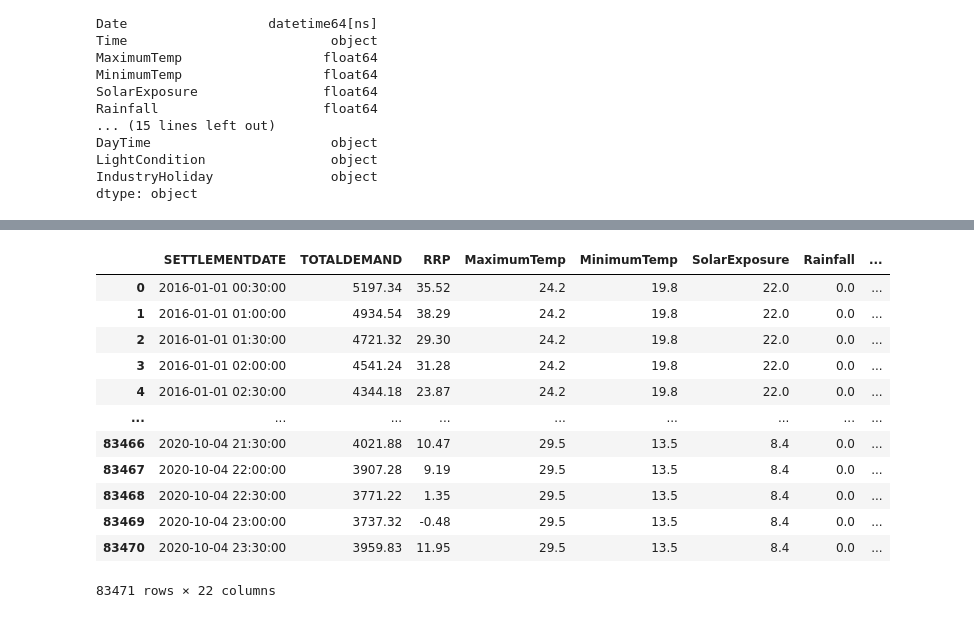
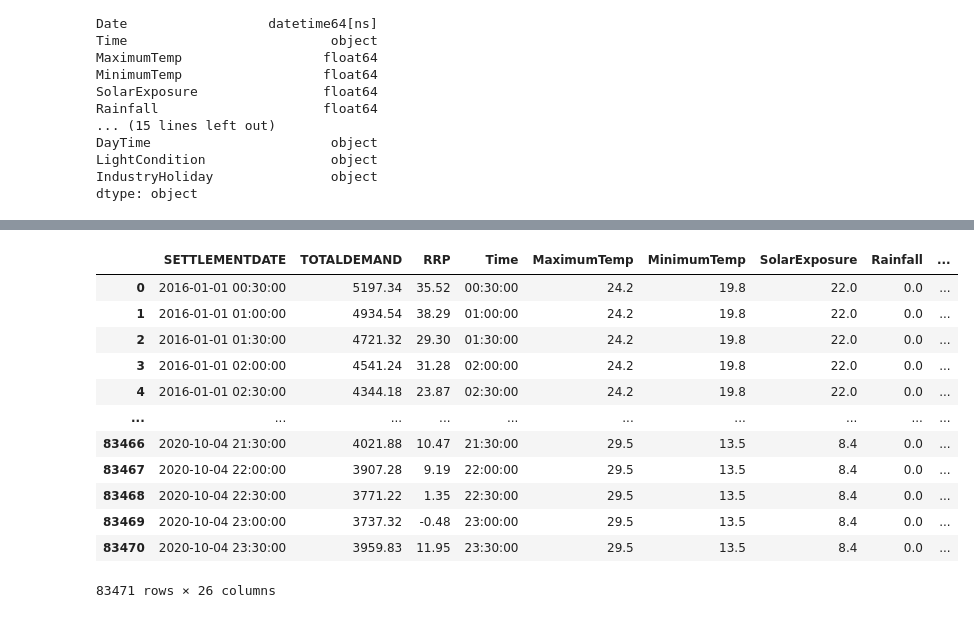
Before and after one commit to abhilash-kale/Melbourne-Datathon-2020, a Jupyter notebook: MelbourneDatathon.ipynb, the cells around one changed output, grey strips where cells are left out. Drawn from its saved outputs; the diff is of its cells as text; code cells hidden in the pictures.

```diff
--- a/MelbourneDatathon.ipynb
+++ b/MelbourneDatathon.ipynb
@@ -15,7 +20,7 @@ import dask.dataframe as dd
 # %%
-df_demand = pd.read_csv('data/Electricity/PriceAndDemand/price_demand.csv')
+df_demand = pd.read_csv('data/demand.csv')
 
-df_mrim = pd.read_csv('data/Electricity/MRIMMeter/mrim.csv')
+df_mrim = pd.read_csv('data/mrim_new.csv')
 # %%
 df_demand['SETTLEMENTDATE'] = pd.to_datetime(df_demand['SETTLEMENTDATE'])
 df_mrim['SETTLEMENTDATE'] = pd.to_datetime(df_mrim['SETTLEMENTDATE'])
@@ -80,7 +85,7 @@ merged
 | 346415 | 2020-10-07 00:00:00 | 4733.63 | 48.12 | NaN | NaN | NaN | 2020-10-07 | 00:00:00 |
 346416 rows × 8 columns
 # %%
-df_temp = pd.read_csv('data/Temperature/climate_data.csv')
+df_temp = pd.read_csv('data/Temperature/ClimateData.csv')
 date = pd.to_datetime(df_temp[["Year", "Month", "Day"]])
 # %%
 df_temp['Date'] = date
@@ -160,14 +165,14 @@ income
 merged = pd.merge(merged_temp, df_more_features, how='left', on=['Year'])
 merged = pd.merge(merged, income, how='left', on=['Year', 'Month'])
 # %%
-df_public_holiday = pd.read_csv('data/public_holiday.csv')
+df_public_holiday = pd.read_csv('data/publicholiday.csv')
 merged = pd.merge(merged, df_public_holiday, how='left', on=['Year', 'Month', 'Day'])
 
 merged['PublicHoliday'] = merged['PublicHoliday'].fillna('No')
 # %%
 merged['DayOfWeek'] = merged['Date'].dt.day_name()
 merged['WeekNumber'] = merged['Date'].dt.isocalendar().week
-merged['WeekNumber'] = merged['WeekNumber'].astype(np.int64)
+merged['WeekNumber'] = merged['WeekNumber'].astype(str)
 
 
 def weektime(row):
@@ -415,24 +420,29 @@ sns.heatmap(merged.corr(), annot = True)
 # %%
 # merged.to_csv('final.csv', index=False)
 # %%
-df = merged.drop(['ServiceProvider', 'DAILYT', 'MRIMReading', 'ProfileArea', 'Day', 'Month', 'Year', 'Date', 'Time'], axis = 1)
+df = merged.drop(['ServiceProvider', 'DAILYT', 'MRIMReading', 'ProfileArea', 'Date'], axis = 1)
+df['Day'] = df['Day'].astype(str)
+df['Year'] = df['Year'].astype(str)
+df['Month'] = df['Month'].astype(str)
+df['Time'] = df['Time'].astype(str)
 df = df.drop_duplicates().reset_index(drop=True)
 df = df[~(df['SETTLEMENTDATE'] > '2020-10-05')][:-1]
 df['ts'] = df.SETTLEMENTDATE.values.astype(np.int64) // 10 ** 9
 # df = df.drop(['SETTLEMENTDATE'], axis = 1)
 test = df.values
+
 df
 # %% [output]
-|  | SETTLEMENTDATE | TOTALDEMAND | RRP | MaximumTemp | MinimumTemp | SolarExposure | Rainfall | ... |
-| 0 | 2016-01-01 00:30:00 | 5197.34 | 35.52 | 24.2 | 19.8 | 22.0 | 0.0 | ... |
-| 1 | 2016-01-01 01:00:00 | 4934.54 | 38.29 | 24.2 | 19.8 | 22.0 | 0.0 | ... |
-| 2 | 2016-01-01 01:30:00 | 4721.32 | 29.30 | 24.2 | 19.8 | 22.0 | 0.0 | ... |
-| 3 | 2016-01-01 02:00:00 | 4541.24 | 31.28 | 24.2 | 19.8 | 22.0 | 0.0 | ... |
-| 4 | 2016-01-01 02:30:00 | 4344.18 | 23.87 | 24.2 | 19.8 | 22.0 | 0.0 | ... |
-| ... | ... | ... | ... | ... | ... | ... | ... | ... |
-| 83466 | 2020-10-04 21:30:00 | 4021.88 | 10.47 | 29.5 | 13.5 | 8.4 | 0.0 | ... |
-| 83467 | 2020-10-04 22:00:00 | 3907.28 | 9.19 | 29.5 | 13.5 | 8.4 | 0.0 | ... |
-| 83468 | 2020-10-04 22:30:00 | 3771.22 | 1.35 | 29.5 | 13.5 | 8.4 | 0.0 | ... |
-| 83469 | 2020-10-04 23:00:00 | 3737.32 | -0.48 | 29.5 | 13.5 | 8.4 | 0.0 | ... |
-| 83470 | 2020-10-04 23:30:00 | 3959.83 | 11.95 | 29.5 | 13.5 | 8.4 | 0.0 | ... |
+|  | SETTLEMENTDATE | TOTALDEMAND | RRP | Time | MaximumTemp | MinimumTemp | SolarExposure | Rainfall | ... |
+| 0 | 2016-01-01 00:30:00 | 5197.34 | 35.52 | 00:30:00 | 24.2 | 19.8 | 22.0 | 0.0 | ... |
+| 1 | 2016-01-01 01:00:00 | 4934.54 | 38.29 | 01:00:00 | 24.2 | 19.8 | 22.0 | 0.0 | ... |
+| 2 | 2016-01-01 01:30:00 | 4721.32 | 29.30 | 01:30:00 | 24.2 | 19.8 | 22.0 | 0.0 | ... |
+| 3 | 2016-01-01 02:00:00 | 4541.24 | 31.28 | 02:00:00 | 24.2 | 19.8 | 22.0 | 0.0 | ... |
+| 4 | 2016-01-01 02:30:00 | 4344.18 | 23.87 | 02:30:00 | 24.2 | 19.8 | 22.0 | 0.0 | ... |
+| ... | ... | ... | ... | ... | ... | ... | ... | ... | ... |
+| 83466 | 2020-10-04 21:30:00 | 4021.88 | 10.47 | 21:30:00 | 29.5 | 13.5 | 8.4 | 0.0 | ... |
+| 83467 | 2020-10-04 22:00:00 | 3907.28 | 9.19 | 22:00:00 | 29.5 | 13.5 | 8.4 | 0.0 | ... |
+| 83468 | 2020-10-04 22:30:00 | 3771.22 | 1.35 | 22:30:00 | 29.5 | 13.5 | 8.4 | 0.0 | ... |
+| 83469 | 2020-10-04 23:00:00 | 3737.32 | -0.48 | 23:00:00 | 29.5 | 13.5 | 8.4 | 0.0 | ... |
+| 83470 | 2020-10-04 23:30:00 | 3959.83 | 11.95 | 23:30:00 | 29.5 | 13.5 | 8.4 | 0.0 | ... |
-83471 rows × 22 columns
+83471 rows × 26 columns
```
Also changed, not shown: parts of 28 cells of this notebook.
